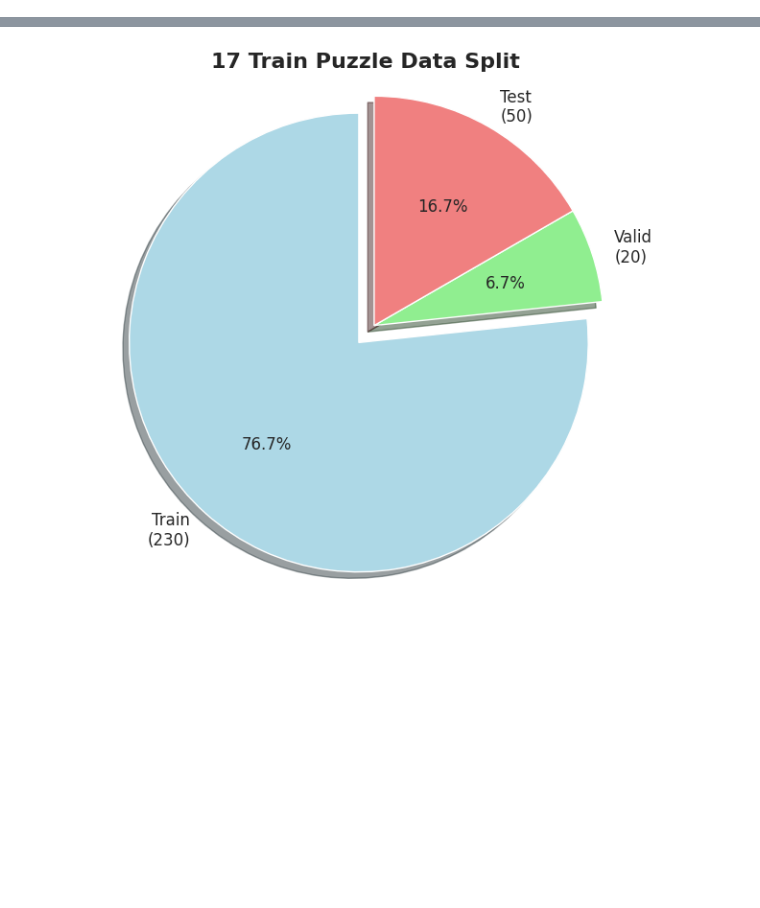
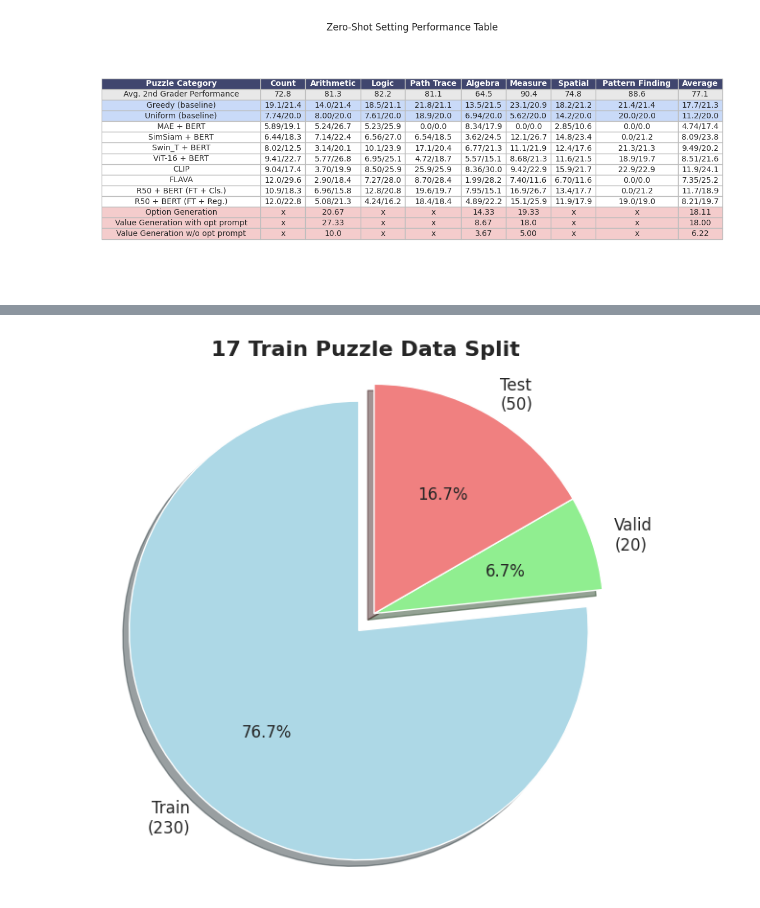
Before and after one commit to J-PARK11/Schema_and_Argument_Code_Prompting_V_CoT, a Jupyter notebook: canvas.ipynb, the cells around one changed output, grey strips where cells are left out. Saved outputs shown, nothing was run; the diff lists cells and outputs as text; code cells hidden in the pictures; blank space fills up the shorter version.

```diff
--- a/canvas.ipynb
+++ b/canvas.ipynb
@@ -10,0 +496,80 @@ colors = sns.color_palette("husl", 40)
+# %%
+import pandas as pd
+import matplotlib.pyplot as plt
+
+# 데이터 설정
+data = {
+    "Puzzle Category": ["Avg. 2nd Grader Performance", "Greedy (baseline)", "Uniform (baseline)",
+                        "MAE + BERT", "SimSiam + BERT", "Swin_T + BERT", "ViT-16 + BERT",
+                        "CLIP", "FLAVA", "R50 + BERT (FT + Cls.)", "R50 + BERT (FT + Reg.)",
+                        "Option Generation", "Value Generation with opt prompt", "Value Generation w/o opt prompt"],
+    "Count": ["72.8", "19.1/21.4", "7.74/20.0", "5.89/19.1", "6.44/18.3", "8.02/12.5",
+                   "9.41/22.7", "9.04/17.4", "12.0/29.6", "10.9/18.3", "12.0/22.8",
+                   'x', 'x', 'x'],
+    "Arithmetic": ["81.3", "14.0/21.4", "8.00/20.0", "5.24/26.7", "7.14/22.4", "3.14/20.1",
+              "5.77/26.8", "3.70/19.9", "2.90/18.4", "6.96/15.8", "5.08/21.3",
+              '20.67', '27.33', '10.0'],
+    "Logic": ["82.2", "18.5/21.1", "7.61/20.0", "5.23/25.9", "6.56/27.0", "10.1/23.9",
+                   "6.95/25.1", "8.50/25.9", "7.27/28.0", "12.8/20.8", "4.24/16.2",
+                   'x', 'x', 'x'],
+    "Path Trace": ["81.1", "21.8/21.1", "18.9/20.0", "0.0/0.0", "6.54/18.5", "17.1/20.4",
+                "4.72/18.7", "25.9/25.9", "8.70/28.4", "19.6/19.7", "18.4/18.4",
+                'x', 'x', 'x'],
+    "Algebra": ["64.5", "13.5/21.5", "6.94/20.0", "8.34/17.9", "3.62/24.5", "6.77/21.3",
+                "5.57/15.1", "8.36/30.0", "1.99/28.2", "7.95/15.1", "4.89/22.2",
+                '14.33', '8.67', '3.67'],
+    "Measure": ["90.4", "23.1/20.9", "5.62/20.0", "0.0/0.0", "12.1/26.7", "11.1/21.9",
+                "8.68/21.3", "9.42/22.9", "7.40/11.6", "16.9/26.7", "15.1/25.9",
+                '19.33', '18.0', '5.00'],
+    "Spatial": ["74.8", "18.2/21.2", "14.2/20.0", "2.85/10.6", "14.8/23.4", "12.4/17.6",
+                "11.6/21.5", "15.9/21.7", "6.70/11.6", "13.4/17.7", "11.9/17.9",
+                'x', 'x', 'x'],
+    "Pattern Finding": ["88.6", "21.4/21.4", "20.0/20.0", "0.0/0.0", "0.0/21.2", "21.3/21.3",
+                "18.9/19.7", "22.9/22.9", "0.0/0.0", "0.0/21.2", "19.0/19.0",
+                'x', 'x', 'x'],
+    "Average": ["77.1", "17.7/21.3", "11.2/20.0", "4.74/17.4", "8.09/23.8", "9.49/20.2",
+                "8.51/21.6", "11.9/24.1", "7.35/25.2", "11.7/18.9", "8.21/19.7",
+                "18.11", "18.00", "6.22"]
+}
+
+
+# DataFrame 생성
+df = pd.DataFrame(data)
+
+# 시각화 함수 정의
+def visualize_table(df):
+    fig, ax = plt.subplots(figsize=(12, 5))
+
+    # 테이블 그리기
+    ax.axis('off')
+    table = ax.table(cellText=df.values, colLabels=df.columns, cellLoc='center', loc='center')
+
+    # 스타일 설정
+    table.auto_set_font_size(False)
+    table.set_fontsize(10)
+    table.auto_set_column_width(col=list(range(len(df.columns))))
+
+    # 헤더와 첫 행 배경 색상 설정
+    num_row = len(df.values)
+    for (i, j), cell in table.get_celld().items():
+        if i == 0:
+            cell.set_text_props(weight='bold', color='white')
+            cell.set_facecolor('#40466e')
+        elif i == 1:
+            cell.set_facecolor('#e8e8e8')
+        elif i in [2,3]:
+            cell.set_facecolor('#c9daf8ff')
+        elif i >= (num_row+1-3):
+            cell.set_facecolor('#f4ccccff')
+        else:
+            cell.set_facecolor('white')
+        cell.set_edgecolor('#bdbdbd')
+
+    plt.title('Zero-Shot Setting Performance Table')
+    plt.tight_layout()
+    plt.show()
+
+# 함수 실행
+visualize_table(df)
+# %% [output]
+[figure, added]
```
Also changed, not shown: parts of 9 cells of this notebook, 21 other files.
